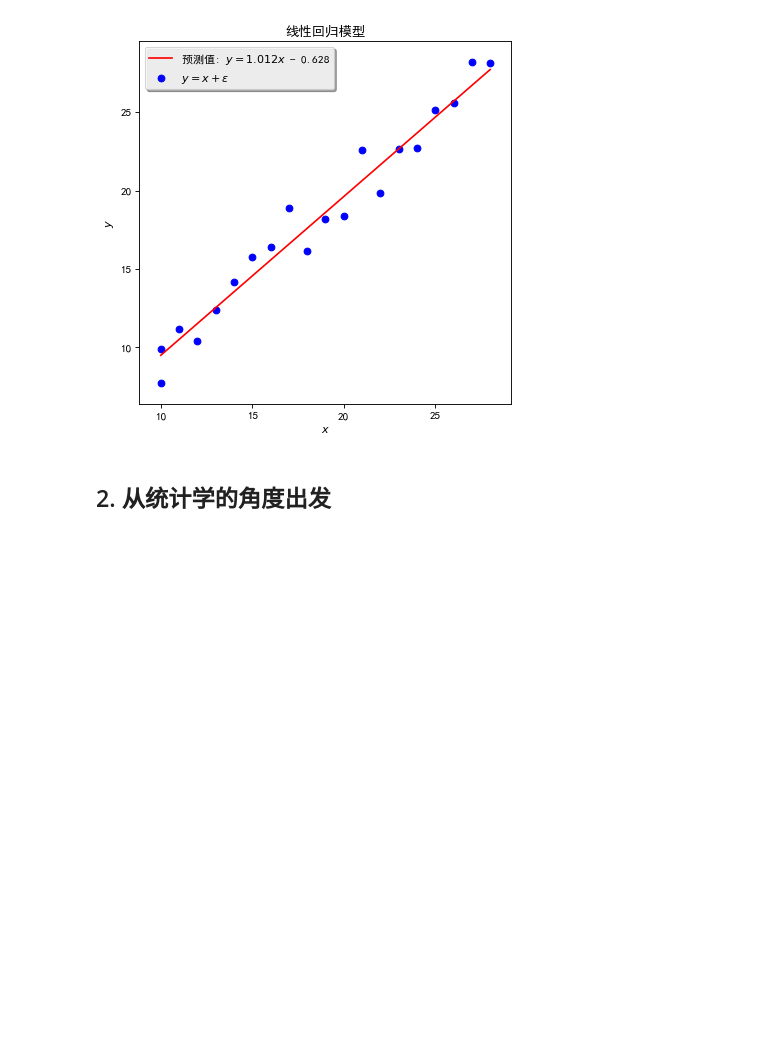
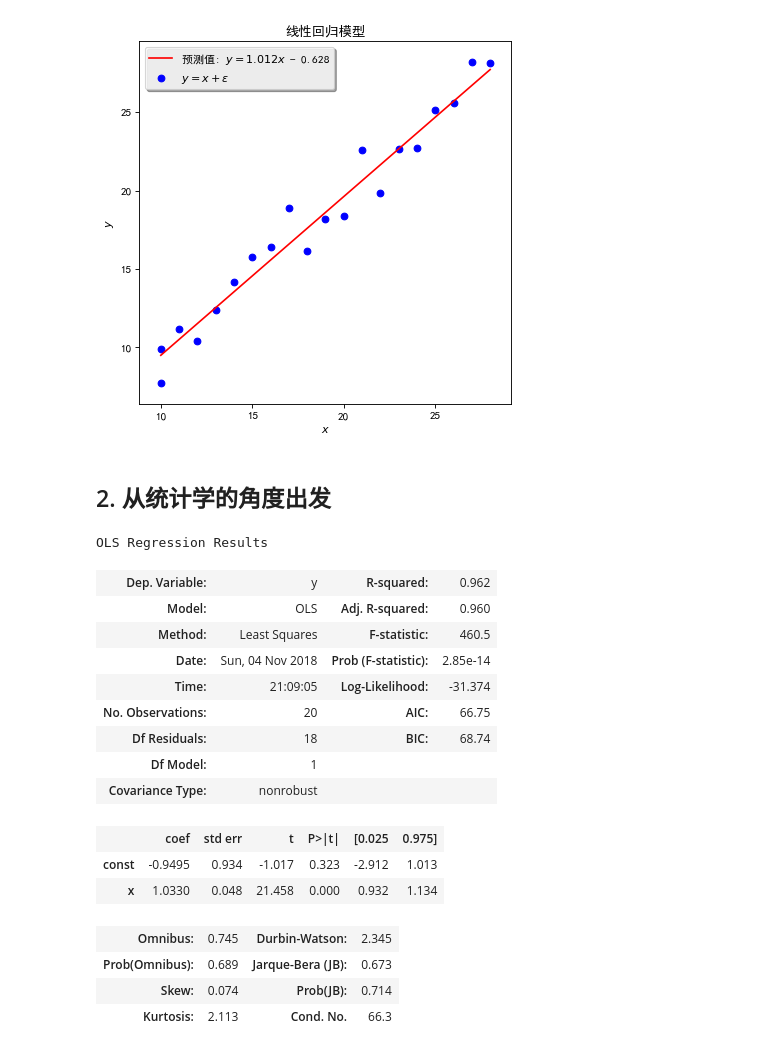
Before and after one commit to Phil-Kuo/Python-snippets, a Jupyter notebook: linear-regression/linear_regression.ipynb, the cells around one changed output. Drawn from its saved outputs; the diff is of its cells as text; code cells hidden in the pictures; blank space fills up the shorter version.

Commit message:
Linear regression in view of statistic.

```diff
--- a/linear-regression/linear_regression.ipynb
+++ b/linear-regression/linear_regression.ipynb
@@ -124,3 +125,28 @@ plt.show()
 [figure]
 # %% [markdown]
 ## 2. 从统计学的角度出发
+# %%
+# 加入常量变量
+# sm.add_constant(data[['x']])
+
+model = sm.OLS(data[['y']], data[['x']])
+re = model.fit()
+re.summary()
+# %% [output]
+OLS Regression Results
+| Dep. Variable: | y | R-squared: | 0.962 |
+| Model: | OLS | Adj. R-squared: | 0.960 |
+| Method: | Least Squares | F-statistic: | 460.5 |
+| Date: | Sun, 04 Nov 2018 | Prob (F-statistic): | 2.85e-14 |
+| Time: | 21:09:05 | Log-Likelihood: | -31.374 |
+| No. Observations: | 20 | AIC: | 66.75 |
+| Df Residuals: | 18 | BIC: | 68.74 |
+| Df Model: | 1 |  |  |
+| Covariance Type: | nonrobust |  |  |
+|  | coef | std err | t | P>|t| | [0.025 | 0.975] |
+| const | -0.9495 | 0.934 | -1.017 | 0.323 | -2.912 | 1.013 |
+| x | 1.0330 | 0.048 | 21.458 | 0.000 | 0.932 | 1.134 |
+| Omnibus: | 0.745 | Durbin-Watson: | 2.345 |
+| Prob(Omnibus): | 0.689 | Jarque-Bera (JB): | 0.673 |
+| Skew: | 0.074 | Prob(JB): | 0.714 |
+| Kurtosis: | 2.113 | Cond. No. | 66.3 |
```
Also changed, not shown: parts of 1 cell of this notebook.
